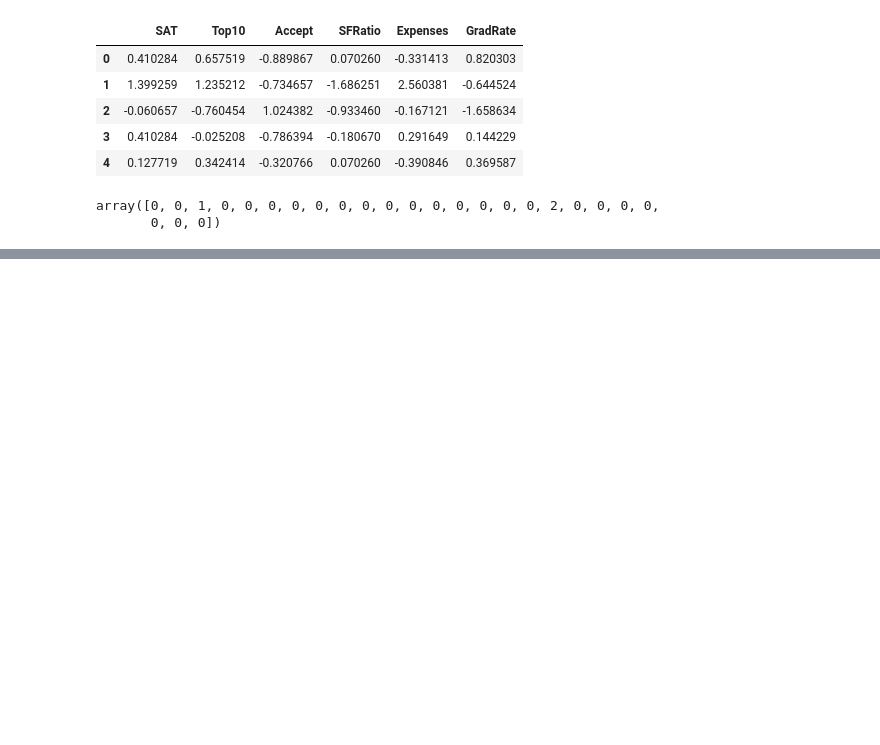
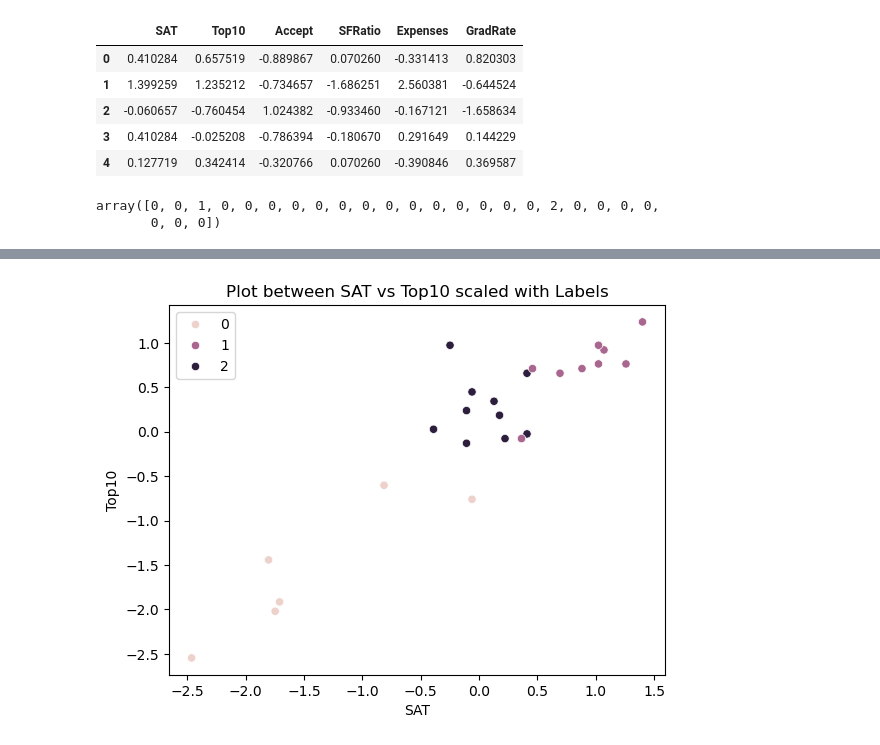
Before and after one commit to VatsVenom201/MachineLearning-Daily_tasks, a Jupyter notebook: Clustering/Hierarchical Clustering.ipynb, the cells around one changed output, grey strips where cells are left out. Saved outputs shown, nothing was run; the diff lists cells and outputs as text; code cells hidden in the pictures; blank space fills up the shorter version.

```diff
--- a/Clustering/Hierarchical Clustering.ipynb
+++ b/Clustering/Hierarchical Clustering.ipynb
@@ -59,0 +79,6 @@ plt.show()
+# %%
+sns.scatterplot(x= ndf.iloc[:,0], y=ndf.iloc[:,1], hue=label)
+plt.title('Plot between SAT vs Top10 scaled with Labels')
+plt.show()
+# %% [output]
+[figure, added]
```
Also changed, not shown: parts of 7 cells of this notebook.
